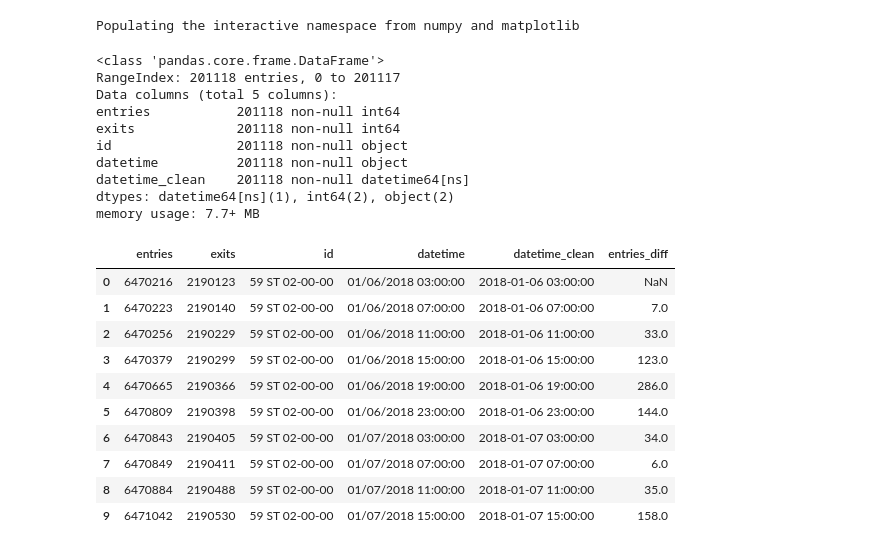
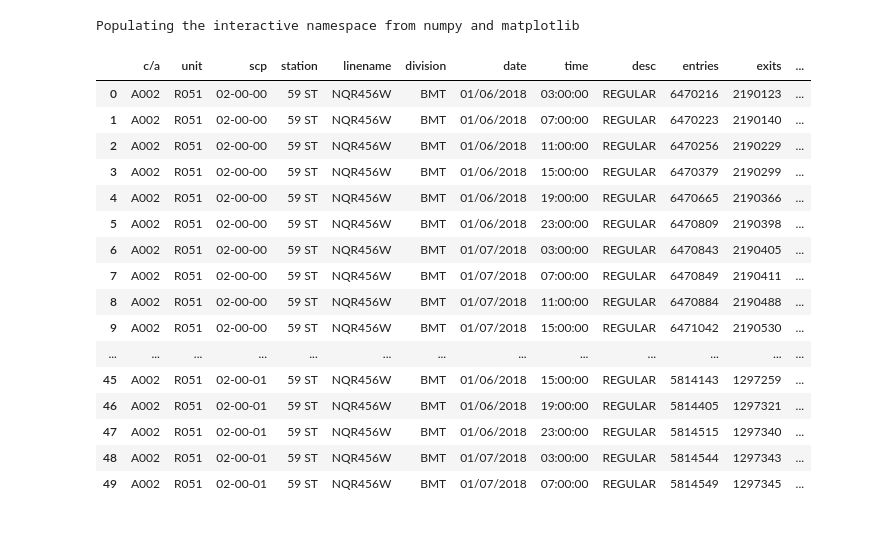
Before and after one commit to TifMoe/benson-project, a Jupyter notebook: stiles/stations_read.ipynb, the cells around one changed output. Cells and saved outputs as stored; diff of their text form; code cells hidden in the pictures.

Commit message:
stations_read

```diff
--- a/stiles/stations_read.ipynb
+++ b/stiles/stations_read.ipynb
@@ -12,23 +8,11 @@ df = pd.read_csv('turnstile_test.csv')
 # %%
-#cleaning up the columns and merging id + datetime
+#read raw turnstile data into dataframe
+
+df = pd.read_csv('turnstile_test.csv')
 
 df = df.rename(columns=lambda x: x.strip().lower())
 
-df['id'] = df['station'].map(str) + ' ' + df['scp']
 df['datetime'] = df['date'] + ' ' + df['time']
+df['datetime_clean'] = [datetime.datetime.strptime(x, '%m/%d/%Y %H:%M:%S') for x in df['datetime']]
 
-clean_df = df.drop(columns=['c/a', 'unit', 'scp', 'station', 'linename', 'division', 'date', 'time', 'desc'])
-
-clean_df['datetime_clean'] = [datetime.datetime.strptime(x, '%m/%d/%Y %H:%M:%S') for x in clean_df['datetime']]
-clean_df.info()
+df['entries_diff'] = df.groupby(['c/a', 'unit', 'station'])['entries'].diff()
-# %% [output]
-<class 'pandas.core.frame.DataFrame'>
-RangeIndex: 201118 entries, 0 to 201117
-Data columns (total 5 columns):
-entries           201118 non-null int64
-exits             201118 non-null int64
-id                201118 non-null object
-datetime          201118 non-null object
-datetime_clean    201118 non-null datetime64[ns]
-dtypes: datetime64[ns](1), int64(2), object(2)
-memory usage: 7.7+ MB
@@ -50,14 +19,20 @@ clean_df['entries_diff'] = clean_df.groupby('id')['entries'].diff()
-# %%
-clean_df.head(10)
-# %% [output]
-|  | entries | exits | id | datetime | datetime_clean | entries_diff |
-| 0 | 6470216 | 2190123 | 59 ST 02-00-00 | 01/06/2018 03:00:00 | 2018-01-06 03:00:00 | NaN |
-| 1 | 6470223 | 2190140 | 59 ST 02-00-00 | 01/06/2018 07:00:00 | 2018-01-06 07:00:00 | 7.0 |
-| 2 | 6470256 | 2190229 | 59 ST 02-00-00 | 01/06/2018 11:00:00 | 2018-01-06 11:00:00 | 33.0 |
-| 3 | 6470379 | 2190299 | 59 ST 02-00-00 | 01/06/2018 15:00:00 | 2018-01-06 15:00:00 | 123.0 |
-| 4 | 6470665 | 2190366 | 59 ST 02-00-00 | 01/06/2018 19:00:00 | 2018-01-06 19:00:00 | 286.0 |
-| 5 | 6470809 | 2190398 | 59 ST 02-00-00 | 01/06/2018 23:00:00 | 2018-01-06 23:00:00 | 144.0 |
-| 6 | 6470843 | 2190405 | 59 ST 02-00-00 | 01/07/2018 03:00:00 | 2018-01-07 03:00:00 | 34.0 |
-| 7 | 6470849 | 2190411 | 59 ST 02-00-00 | 01/07/2018 07:00:00 | 2018-01-07 07:00:00 | 6.0 |
-| 8 | 6470884 | 2190488 | 59 ST 02-00-00 | 01/07/2018 11:00:00 | 2018-01-07 11:00:00 | 35.0 |
-| 9 | 6471042 | 2190530 | 59 ST 02-00-00 | 01/07/2018 15:00:00 | 2018-01-07 15:00:00 | 158.0 |
+# %%
+df.head(50)
+# %% [output]
+|  | c/a | unit | scp | station | linename | division | date | time | desc | entries | exits | ... |
+| 0 | A002 | R051 | 02-00-00 | 59 ST | NQR456W | BMT | 01/06/2018 | 03:00:00 | REGULAR | 6470216 | 2190123 | ... |
+| 1 | A002 | R051 | 02-00-00 | 59 ST | NQR456W | BMT | 01/06/2018 | 07:00:00 | REGULAR | 6470223 | 2190140 | ... |
+| 2 | A002 | R051 | 02-00-00 | 59 ST | NQR456W | BMT | 01/06/2018 | 11:00:00 | REGULAR | 6470256 | 2190229 | ... |
+| 3 | A002 | R051 | 02-00-00 | 59 ST | NQR456W | BMT | 01/06/2018 | 15:00:00 | REGULAR | 6470379 | 2190299 | ... |
+| 4 | A002 | R051 | 02-00-00 | 59 ST | NQR456W | BMT | 01/06/2018 | 19:00:00 | REGULAR | 6470665 | 2190366 | ... |
+| 5 | A002 | R051 | 02-00-00 | 59 ST | NQR456W | BMT | 01/06/2018 | 23:00:00 | REGULAR | 6470809 | 2190398 | ... |
+| 6 | A002 | R051 | 02-00-00 | 59 ST | NQR456W | BMT | 01/07/2018 | 03:00:00 | REGULAR | 6470843 | 2190405 | ... |
+| 7 | A002 | R051 | 02-00-00 | 59 ST | NQR456W | BMT | 01/07/2018 | 07:00:00 | REGULAR | 6470849 | 2190411 | ... |
+| 8 | A002 | R051 | 02-00-00 | 59 ST | NQR456W | BMT | 01/07/2018 | 11:00:00 | REGULAR | 6470884 | 2190488 | ... |
+| 9 | A002 | R051 | 02-00-00 | 59 ST | NQR456W | BMT | 01/07/2018 | 15:00:00 | REGULAR | 6471042 | 2190530 | ... |
+| ... | ... | ... | ... | ... | ... | ... | ... | ... | ... | ... | ... | ... |
+| 45 | A002 | R051 | 02-00-01 | 59 ST | NQR456W | BMT | 01/06/2018 | 15:00:00 | REGULAR | 5814143 | 1297259 | ... |
+| 46 | A002 | R051 | 02-00-01 | 59 ST | NQR456W | BMT | 01/06/2018 | 19:00:00 | REGULAR | 5814405 | 1297321 | ... |
+| 47 | A002 | R051 | 02-00-01 | 59 ST | NQR456W | BMT | 01/06/2018 | 23:00:00 | REGULAR | 5814515 | 1297340 | ... |
+| 48 | A002 | R051 | 02-00-01 | 59 ST | NQR456W | BMT | 01/07/2018 | 03:00:00 | REGULAR | 5814544 | 1297343 | ... |
+| 49 | A002 | R051 | 02-00-01 | 59 ST | NQR456W | BMT | 01/07/2018 | 07:00:00 | REGULAR | 5814549 | 1297345 | ... |
```
Also changed, not shown: parts of 3 cells of this notebook.
